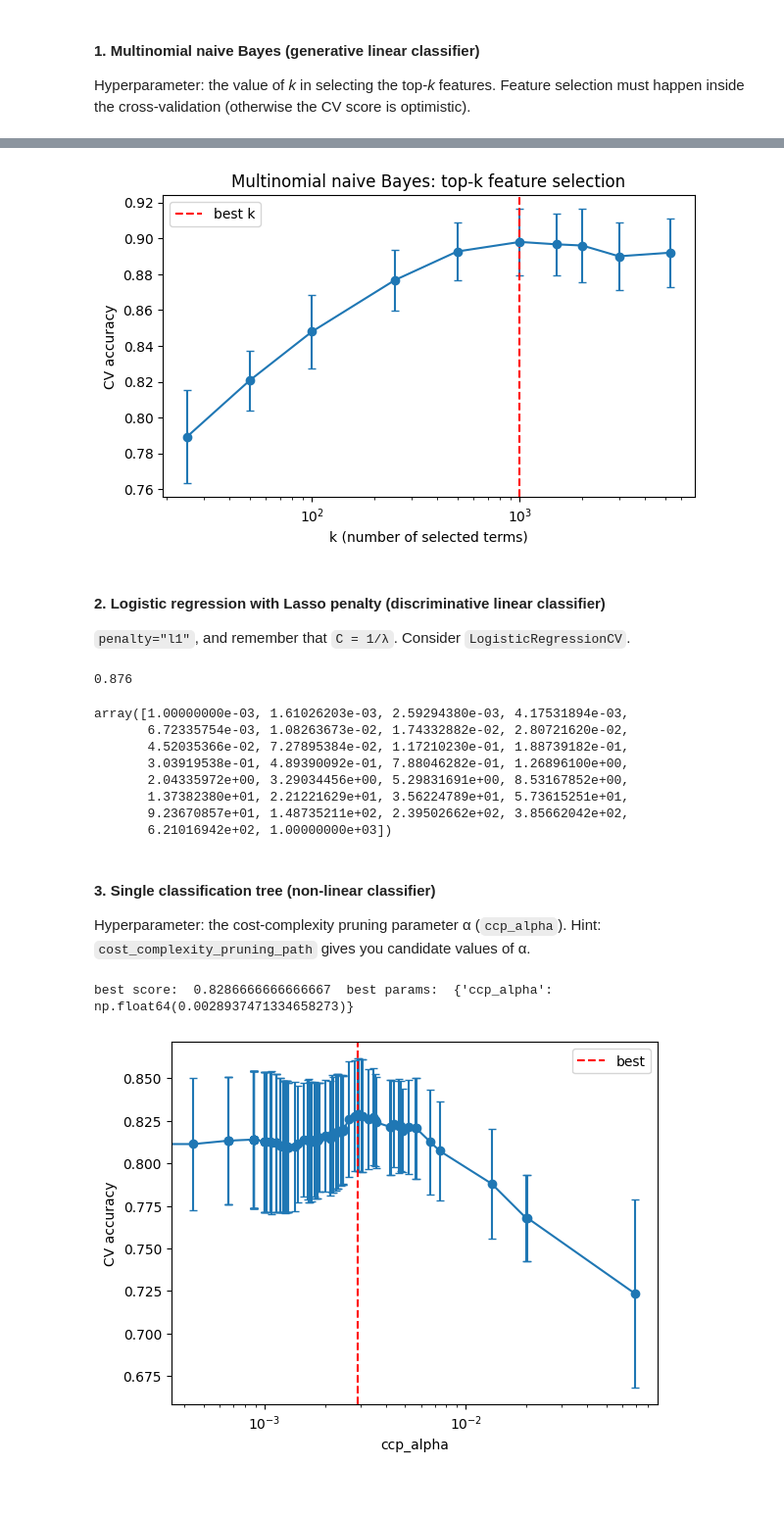
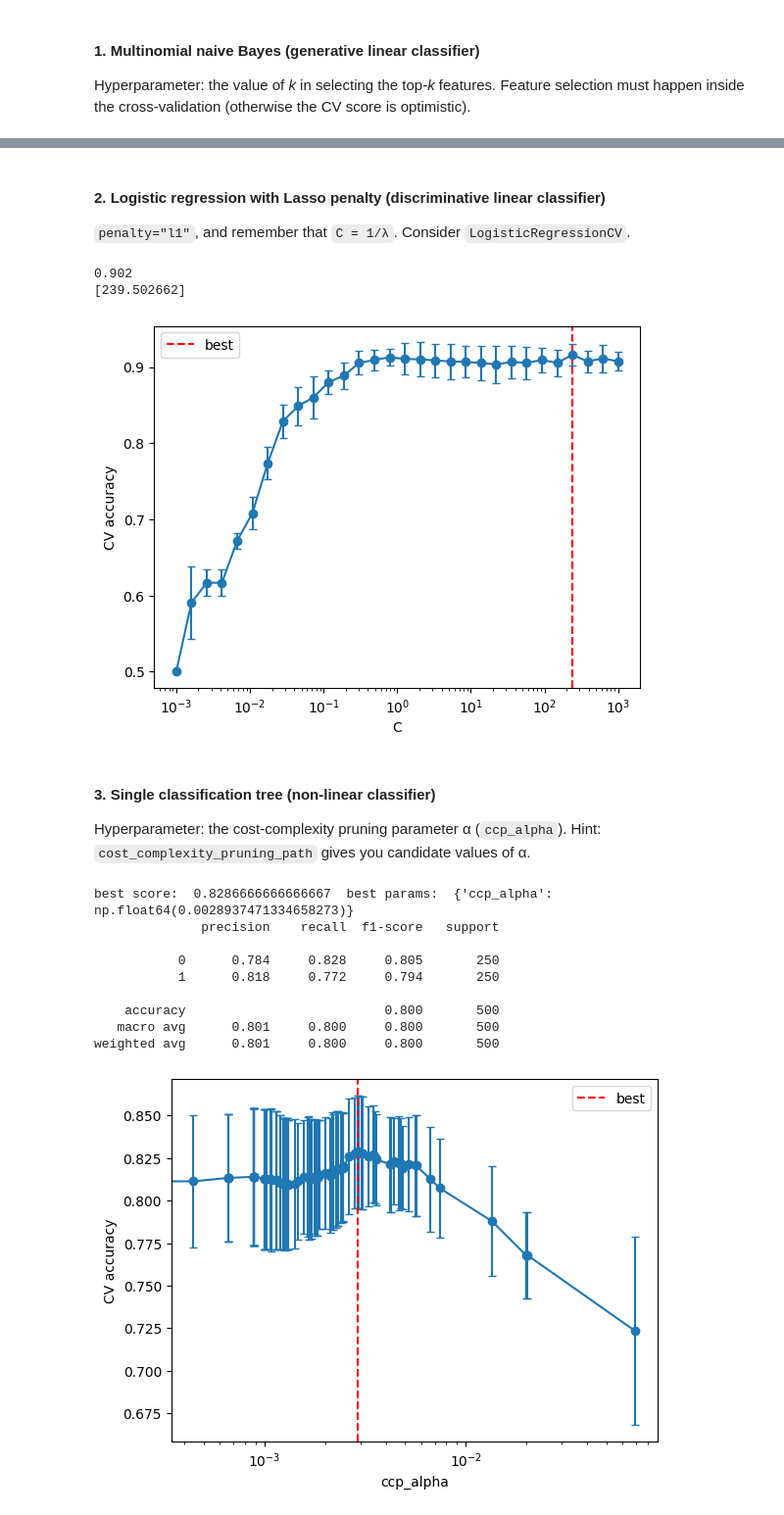
Before and after one commit to AlePesenti/Data-Mining-2026, a Jupyter notebook: DataMining.ipynb, the cells around one changed output, grey strips where cells are left out. Shown at 98% size. Saved outputs shown, nothing was run; the diff lists cells and outputs as text; code cells hidden in the pictures; blank space fills up the shorter version.

```diff
--- a/DataMining.ipynb
+++ b/DataMining.ipynb
@@ -293,32 +248,25 @@ best k: 1000  CV accuracy: 0.898
-# %%
-fig, ax = plt.subplots(figsize=(7, 4))
-ax.errorbar(nb_results_df["k"], nb_results_df["mean_cv_accuracy"], yerr=nb_results_df["std_cv_accuracy"], marker="o", capsize=3)
-ax.axvline(nb_grid.best_params_["select__k"], ls="--", c="r", label="best k")
-ax.set_xscale("log")
-ax.set_xlabel("k (number of selected terms)")
-ax.set_ylabel("CV accuracy")
-ax.set_title("Multinomial naive Bayes: top-k feature selection")
-ax.legend()
-plt.show()
-# %% [output]
-[figure, removed]
 # %% [markdown]
 #### 2. Logistic regression with Lasso penalty (discriminative linear classifier)
 `penalty="l1"`, and remember that `C = 1/λ`. Consider `LogisticRegressionCV`.
 # %%
 ### TODO: logistic regression
 from sklearn.linear_model import LogisticRegressionCV
-lrmodel = LogisticRegressionCV(Cs = np.logspace(-3, 3, 30), solver = 'liblinear', penalty= "l1", cv = 5)
+lrmodel = LogisticRegressionCV(Cs = np.logspace(-3, 3, 30), solver = 'liblinear', penalty= "l1", cv = 5, random_state=42)
 lrmodel.fit(train_bow, y_train)
 print(lrmodel.score(test_bow, y_test))
 np.logspace(-3, 3, 30)
+
+s = lrmodel.scores_[lrmodel.classes_[1]]
+x = lrmodel.Cs_
+mean, std = s.mean(axis=0), s.std(axis=0)
+print(lrmodel.C_)
+
+plt.errorbar(x, mean, yerr=std, marker="o", capsize=3)
+plt.axvline(lrmodel.C_[0], ls="--", c="r", label="best")
+plt.xscale("log")
+plt.xlabel("C"); plt.ylabel("CV accuracy"); plt.legend()
+plt.show()
 # %% [output]
-0.876
+0.902
+[239.502662]
-array([1.00000000e-03, 1.61026203e-03, 2.59294380e-03, 4.17531894e-03,
-       6.72335754e-03, 1.08263673e-02, 1.74332882e-02, 2.80721620e-02,
-       4.52035366e-02, 7.27895384e-02, 1.17210230e-01, 1.88739182e-01,
-       3.03919538e-01, 4.89390092e-01, 7.88046282e-01, 1.26896100e+00,
-       2.04335972e+00, 3.29034456e+00, 5.29831691e+00, 8.53167852e+00,
-       1.37382380e+01, 2.21221629e+01, 3.56224789e+01, 5.73615251e+01,
-       9.23670857e+01, 1.48735211e+02, 2.39502662e+02, 3.85662042e+02,
-       6.21016942e+02, 1.00000000e+03])
+[figure, added]
@@ -328,21 +288,31 @@ Hyperparameter: the cost-complexity pruning parameter α (`ccp_alpha`). Hint: `c
 # %%
 ### TODO: Classification tree
 from sklearn.tree import DecisionTreeClassifier
+from sklearn.metrics import classification_report
 from sklearn.model_selection import GridSearchCV, StratifiedKFold
 
-path = DecisionTreeClassifier(random_state=RANDOM_SEED).cost_complexity_pruning_path(train_bow, y_train)
+path = DecisionTreeClassifier(random_state=42).cost_complexity_pruning_path(train_bow, y_train)
 alphas = path.ccp_alphas[:-1]
 
 grid = GridSearchCV(
-    DecisionTreeClassifier(random_state=RANDOM_SEED),
+    DecisionTreeClassifier(random_state=42),
     {"ccp_alpha": alphas},
-    cv=StratifiedKFold(10, shuffle=True, random_state=RANDOM_SEED),
+    cv=StratifiedKFold(10, shuffle=True, random_state=42),
     scoring="accuracy",
 )
 grid.fit(train_bow, y_train)
 print('best score: ', grid.best_score_, ' best params: ', grid.best_params_)
+print(classification_report(y_test, grid.predict(test_bow), digits=3))
 # %% [output]
 best score:  0.8286666666666667  best params:  {'ccp_alpha': np.float64(0.0028937471334658273)}
+              precision    recall  f1-score   support
+
+           0      0.784     0.828     0.805       250
+           1      0.818     0.772     0.794       250
+
+    accuracy                          0.800       500
+   macro avg      0.801     0.800     0.800       500
+weighted avg      0.801     0.800     0.800       500
 # %%
 import matplotlib.pyplot as plt
 
```
Also changed, not shown: parts of 7 cells of this notebook, 1 other file.
